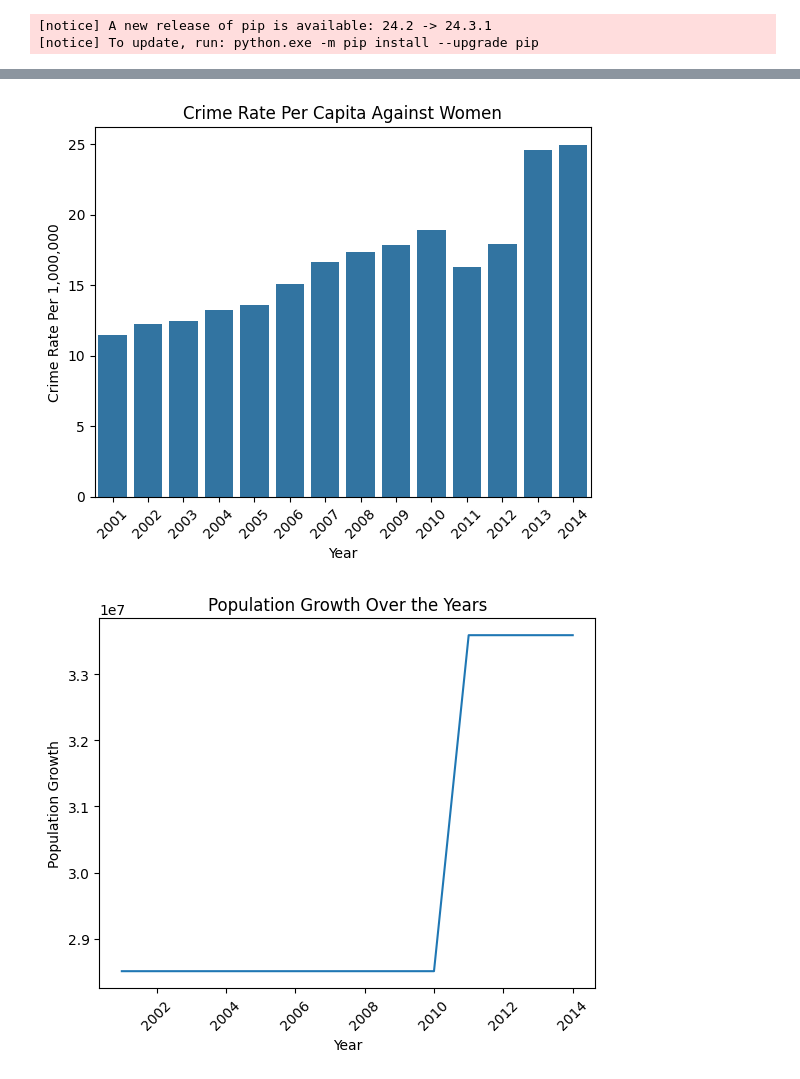
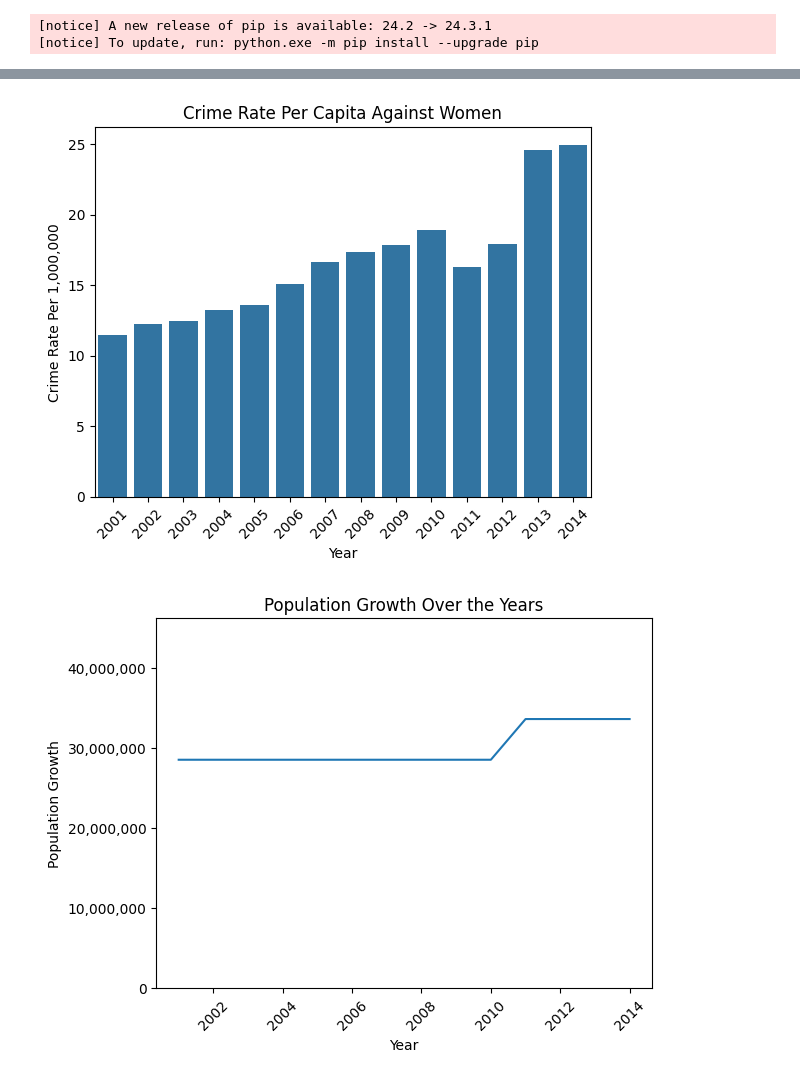
Before and after one commit to yashvardhan3105/data-analysis-python, a Jupyter notebook: code/crime.ipynb, the cells around one changed output, grey strips where cells are left out. Saved outputs shown, nothing was run; the diff lists cells and outputs as text; code cells hidden in the pictures.

```diff
--- a/code/crime.ipynb
+++ b/code/crime.ipynb
@@ -231,35 +231,37 @@ sns.lineplot(x=data['Year'], y=population_growth_rate, errorbar=None )
 plt.xlabel('Year')
 plt.ylabel('Population Growth')
 plt.title('Population Growth Over the Years')
+plt.ylim(0, max(y1 + y2))
+plt.gca().yaxis.set_major_formatter('{:,.0f}'.format)
 plt.xticks(rotation=45)
 plt.show()
 # %% [output]
                         STATE/UT  Year  Population  Literates - Males  \
 14                ANDHRA PRADESH  2001    75728400           23444788
 28             ARUNACHAL PRADESH  2001     1098328             303281
 42                         ASSAM  2001    26638600            8188697
 0    Andaman and Nicobar Islands  2001      356650             146831
 56                         BIHAR  2001    82879910           20644376
 ..                           ...   ...         ...                ...
 433                   TAMIL NADU  2014    72138958           28040491
 447                      TRIPURA  2014     3671032            1501369
 461                UTTAR PRADESH  2014   199581477           68234964
 475                  UTTARAKHAND  2014    10116752            3863708
 489                  WEST BENGAL  2014    91347736           33818810
 ... (63 lines left out)
 475                     0                        1231
 489                     4                       36438
 
 [490 rows x 16 columns]
 [figure]
 [figure]
 [figure]
 [figure]
 [figure]
 [figure]
 [figure]
 [figure]
 [figure]
 [figure]
 [figure]
-[figure, old version]
+[figure, new version]
```
